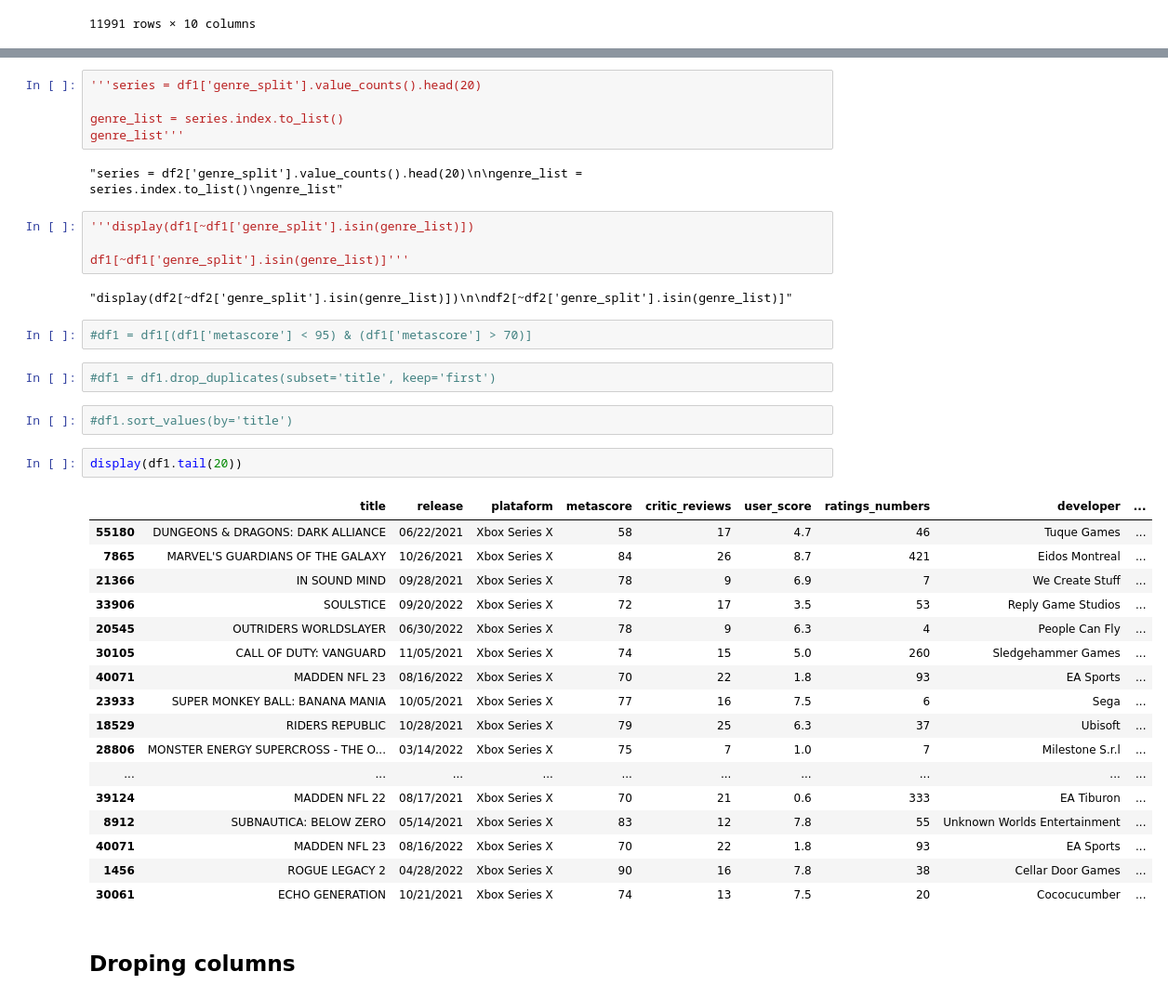
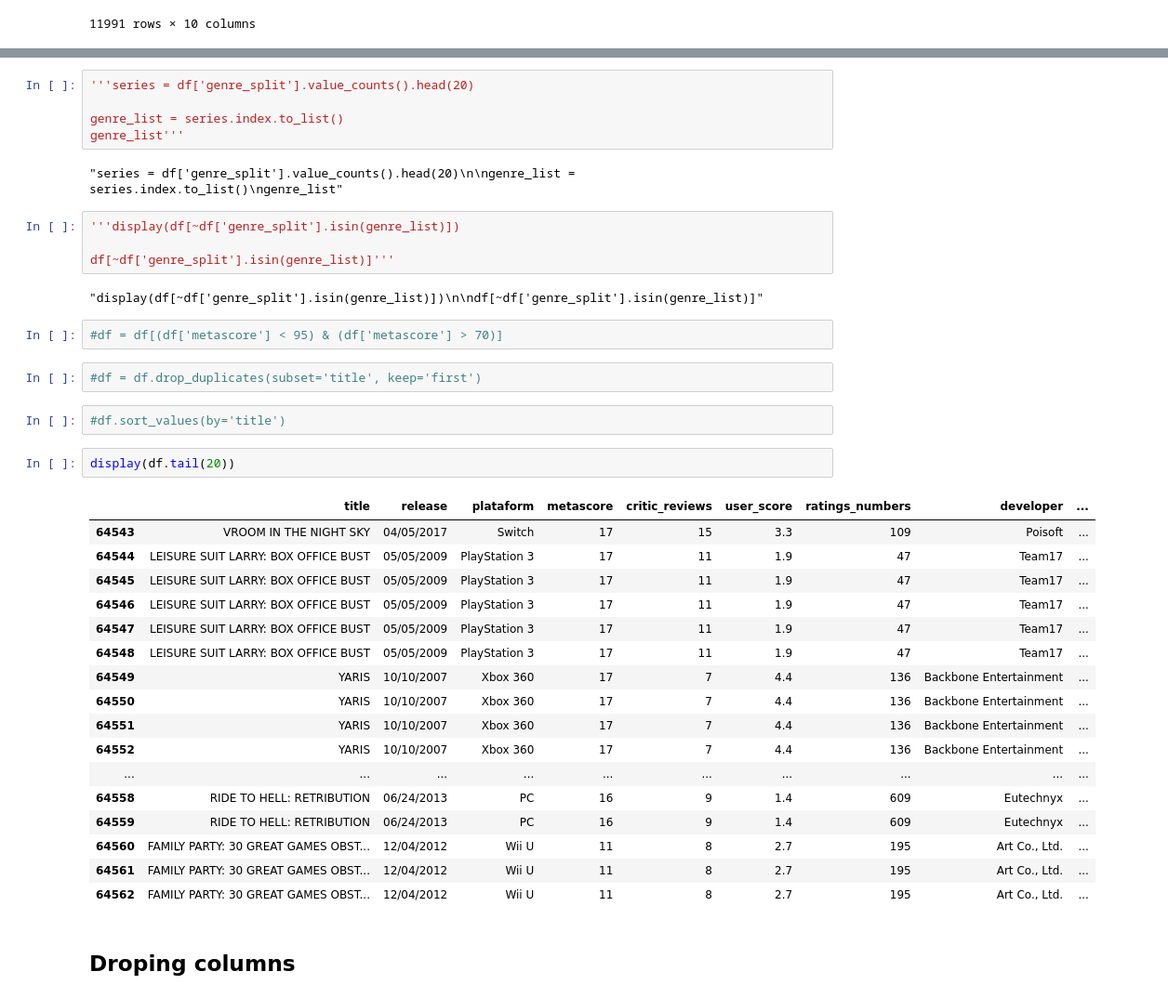
Before and after one commit to joaomoura05/Games-Classification, a Jupyter notebook: GamesClassificationModel.ipynb, the cells around one changed output, grey strips where cells are left out. Shown: that part at 93% size. Drawn from its saved outputs; the diff is of its cells as text.

```diff
--- a/GamesClassificationModel.ipynb
+++ b/GamesClassificationModel.ipynb
@@ -90,42 +106,42 @@ df1 = df1.groupby('plataform').sample(n=25, replace='False')
 # %%
-'''series = df1['genre_split'].value_counts().head(20)
+'''series = df['genre_split'].value_counts().head(20)
 
 genre_list = series.index.to_list()
 genre_list'''
 # %% [output]
-"series = df2['genre_split'].value_counts().head(20)\n\ngenre_list = series.index.to_list()\ngenre_list"
+"series = df['genre_split'].value_counts().head(20)\n\ngenre_list = series.index.to_list()\ngenre_list"
 # %%
-'''display(df1[~df1['genre_split'].isin(genre_list)])
+'''display(df[~df['genre_split'].isin(genre_list)])
 
-df1[~df1['genre_split'].isin(genre_list)]'''
+df[~df['genre_split'].isin(genre_list)]'''
 # %% [output]
-"display(df2[~df2['genre_split'].isin(genre_list)])\n\ndf2[~df2['genre_split'].isin(genre_list)]"
+"display(df[~df['genre_split'].isin(genre_list)])\n\ndf[~df['genre_split'].isin(genre_list)]"
 # %%
-#df1 = df1[(df1['metascore'] < 95) & (df1['metascore'] > 70)]
+#df = df[(df['metascore'] < 95) & (df['metascore'] > 70)]
 # %%
-#df1 = df1.drop_duplicates(subset='title', keep='first')
+#df = df.drop_duplicates(subset='title', keep='first')
 # %%
-#df1.sort_values(by='title')
+#df.sort_values(by='title')
 # %%
-display(df1.tail(20))
+display(df.tail(20))
 # %% [output]
 |  | title | release | plataform | metascore | critic_reviews | user_score | ratings_numbers | developer | ... |
-| 55180 | DUNGEONS & DRAGONS: DARK ALLIANCE | 06/22/2021 | Xbox Series X | 58 | 17 | 4.7 | 46 | Tuque Games | ... |
-| 7865 | MARVEL'S GUARDIANS OF THE GALAXY | 10/26/2021 | Xbox Series X | 84 | 26 | 8.7 | 421 | Eidos Montreal | ... |
-| 21366 | IN SOUND MIND | 09/28/2021 | Xbox Series X | 78 | 9 | 6.9 | 7 | We Create Stuff | ... |
-| 33906 | SOULSTICE | 09/20/2022 | Xbox Series X | 72 | 17 | 3.5 | 53 | Reply Game Studios | ... |
-| 20545 | OUTRIDERS WORLDSLAYER | 06/30/2022 | Xbox Series X | 78 | 9 | 6.3 | 4 | People Can Fly | ... |
-| 30105 | CALL OF DUTY: VANGUARD | 11/05/2021 | Xbox Series X | 74 | 15 | 5.0 | 260 | Sledgehammer Games | ... |
-| 40071 | MADDEN NFL 23 | 08/16/2022 | Xbox Series X | 70 | 22 | 1.8 | 93 | EA Sports | ... |
-| 23933 | SUPER MONKEY BALL: BANANA MANIA | 10/05/2021 | Xbox Series X | 77 | 16 | 7.5 | 6 | Sega | ... |
-| 18529 | RIDERS REPUBLIC | 10/28/2021 | Xbox Series X | 79 | 25 | 6.3 | 37 | Ubisoft | ... |
-| 28806 | MONSTER ENERGY SUPERCROSS - THE O... | 03/14/2022 | Xbox Series X | 75 | 7 | 1.0 | 7 | Milestone S.r.l | ... |
+| 64543 | VROOM IN THE NIGHT SKY | 04/05/2017 | Switch | 17 | 15 | 3.3 | 109 | Poisoft | ... |
+| 64544 | LEISURE SUIT LARRY: BOX OFFICE BUST | 05/05/2009 | PlayStation 3 | 17 | 11 | 1.9 | 47 | Team17 | ... |
+| 64545 | LEISURE SUIT LARRY: BOX OFFICE BUST | 05/05/2009 | PlayStation 3 | 17 | 11 | 1.9 | 47 | Team17 | ... |
+| 64546 | LEISURE SUIT LARRY: BOX OFFICE BUST | 05/05/2009 | PlayStation 3 | 17 | 11 | 1.9 | 47 | Team17 | ... |
+| 64547 | LEISURE SUIT LARRY: BOX OFFICE BUST | 05/05/2009 | PlayStation 3 | 17 | 11 | 1.9 | 47 | Team17 | ... |
+| 64548 | LEISURE SUIT LARRY: BOX OFFICE BUST | 05/05/2009 | PlayStation 3 | 17 | 11 | 1.9 | 47 | Team17 | ... |
+| 64549 | YARIS | 10/10/2007 | Xbox 360 | 17 | 7 | 4.4 | 136 | Backbone Entertainment | ... |
+| 64550 | YARIS | 10/10/2007 | Xbox 360 | 17 | 7 | 4.4 | 136 | Backbone Entertainment | ... |
+| 64551 | YARIS | 10/10/2007 | Xbox 360 | 17 | 7 | 4.4 | 136 | Backbone Entertainment | ... |
+| 64552 | YARIS | 10/10/2007 | Xbox 360 | 17 | 7 | 4.4 | 136 | Backbone Entertainment | ... |
 | ... | ... | ... | ... | ... | ... | ... | ... | ... | ... |
-| 39124 | MADDEN NFL 22 | 08/17/2021 | Xbox Series X | 70 | 21 | 0.6 | 333 | EA Tiburon | ... |
-| 8912 | SUBNAUTICA: BELOW ZERO | 05/14/2021 | Xbox Series X | 83 | 12 | 7.8 | 55 | Unknown Worlds Entertainment | ... |
-| 40071 | MADDEN NFL 23 | 08/16/2022 | Xbox Series X | 70 | 22 | 1.8 | 93 | EA Sports | ... |
-| 1456 | ROGUE LEGACY 2 | 04/28/2022 | Xbox Series X | 90 | 16 | 7.8 | 38 | Cellar Door Games | ... |
-| 30061 | ECHO GENERATION | 10/21/2021 | Xbox Series X | 74 | 13 | 7.5 | 20 | Cococucumber | ... |
+| 64558 | RIDE TO HELL: RETRIBUTION | 06/24/2013 | PC | 16 | 9 | 1.4 | 609 | Eutechnyx | ... |
+| 64559 | RIDE TO HELL: RETRIBUTION | 06/24/2013 | PC | 16 | 9 | 1.4 | 609 | Eutechnyx | ... |
+| 64560 | FAMILY PARTY: 30 GREAT GAMES OBST... | 12/04/2012 | Wii U | 11 | 8 | 2.7 | 195 | Art Co., Ltd. | ... |
+| 64561 | FAMILY PARTY: 30 GREAT GAMES OBST... | 12/04/2012 | Wii U | 11 | 8 | 2.7 | 195 | Art Co., Ltd. | ... |
+| 64562 | FAMILY PARTY: 30 GREAT GAMES OBST... | 12/04/2012 | Wii U | 11 | 8 | 2.7 | 195 | Art Co., Ltd. | ... |
 # %% [markdown]
 ## Droping columns
 # %%
```
Also changed, not shown: parts of 23 cells of this notebook.
